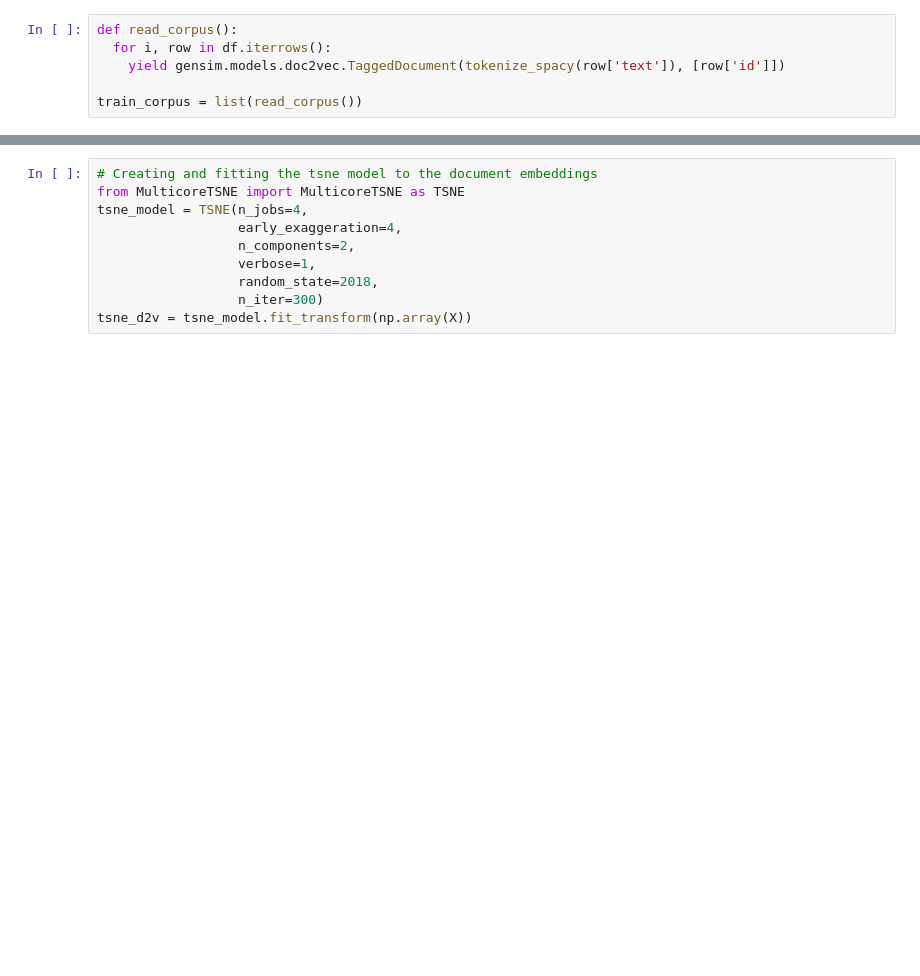
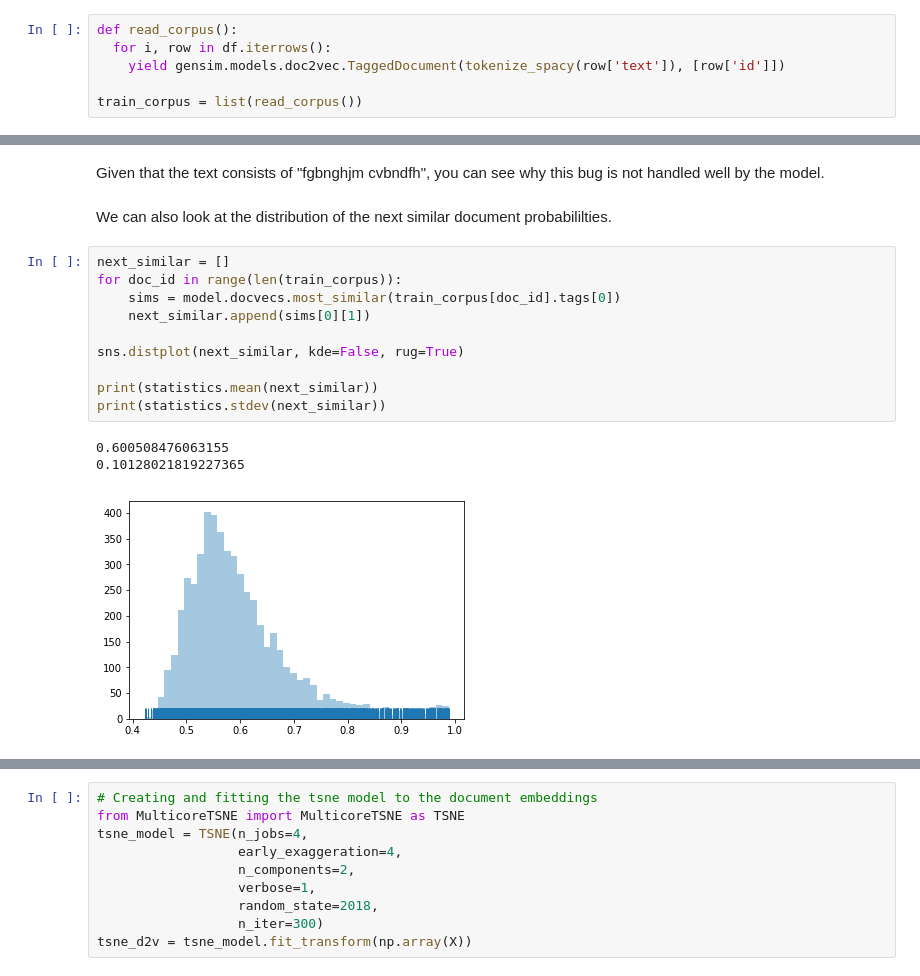
Before and after one commit to HSV-AI/bug-analysis, a Jupyter notebook: Doc2Vec.ipynb, the cells around one changed output, grey strips where cells are left out. Drawn from its saved outputs; the diff is of its cells as text; blank space fills up the shorter version.

```diff
--- a/Doc2Vec.ipynb
+++ b/Doc2Vec.ipynb
@@ -172,0 +283,18 @@ for doc_id in range(len(train_corpus)):
+# %% [markdown]
+Given that the text consists of "fgbnghjm  cvbndfh", you can see why this bug is not handled well by the model.
+# %% [markdown]
+We can also look at the distribution of the next similar document probabililties.
+# %%
+next_similar = []
+for doc_id in range(len(train_corpus)):
+    sims = model.docvecs.most_similar(train_corpus[doc_id].tags[0])
+    next_similar.append(sims[0][1])
+
+sns.distplot(next_similar, kde=False, rug=True)
+
+print(statistics.mean(next_similar))
+print(statistics.stdev(next_similar))
+# %% [output]
+0.600508476063155
+0.10128021819227365
+[figure, added]
```
Also changed, not shown: parts of 52 cells of this notebook.
